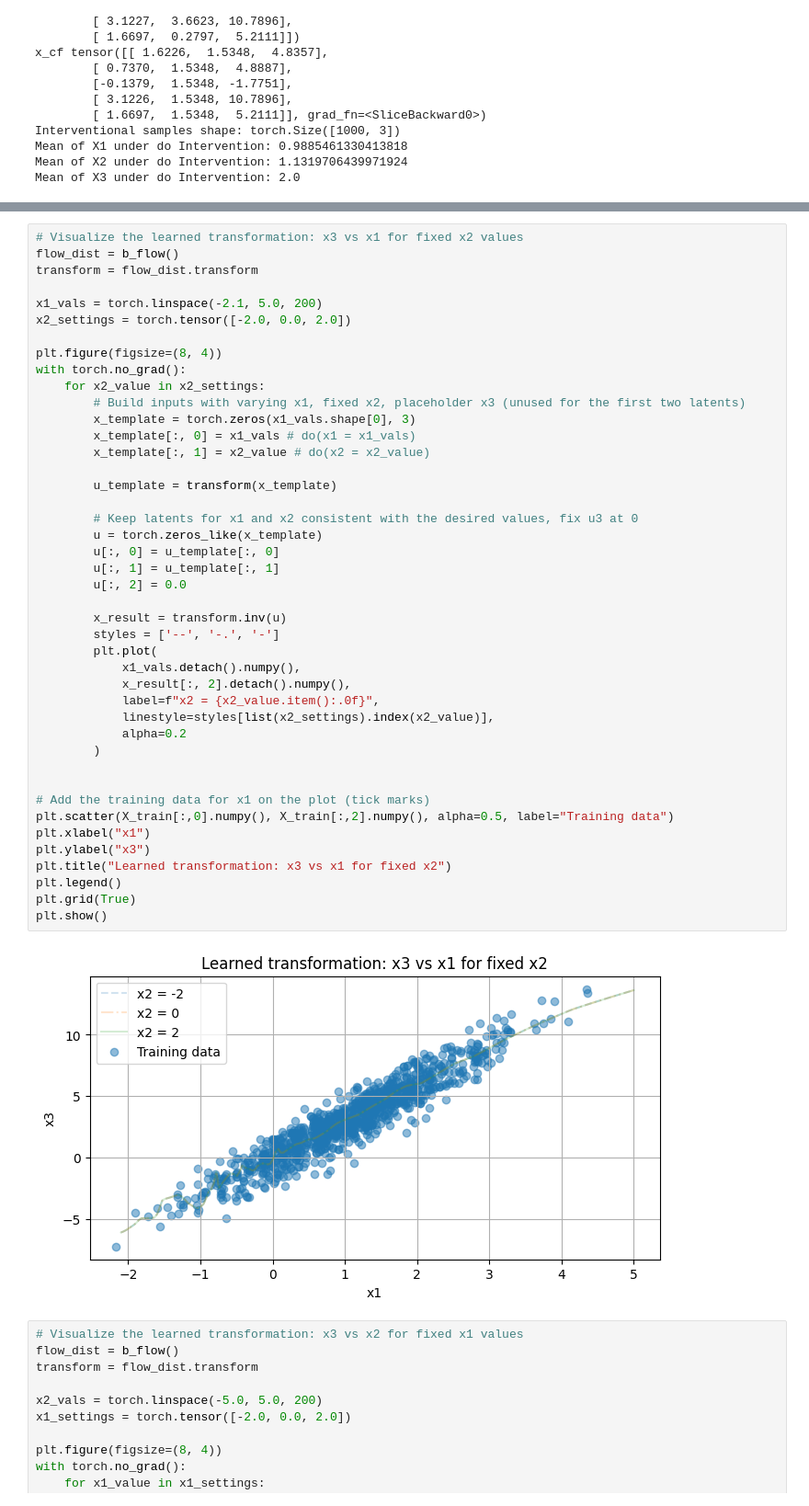
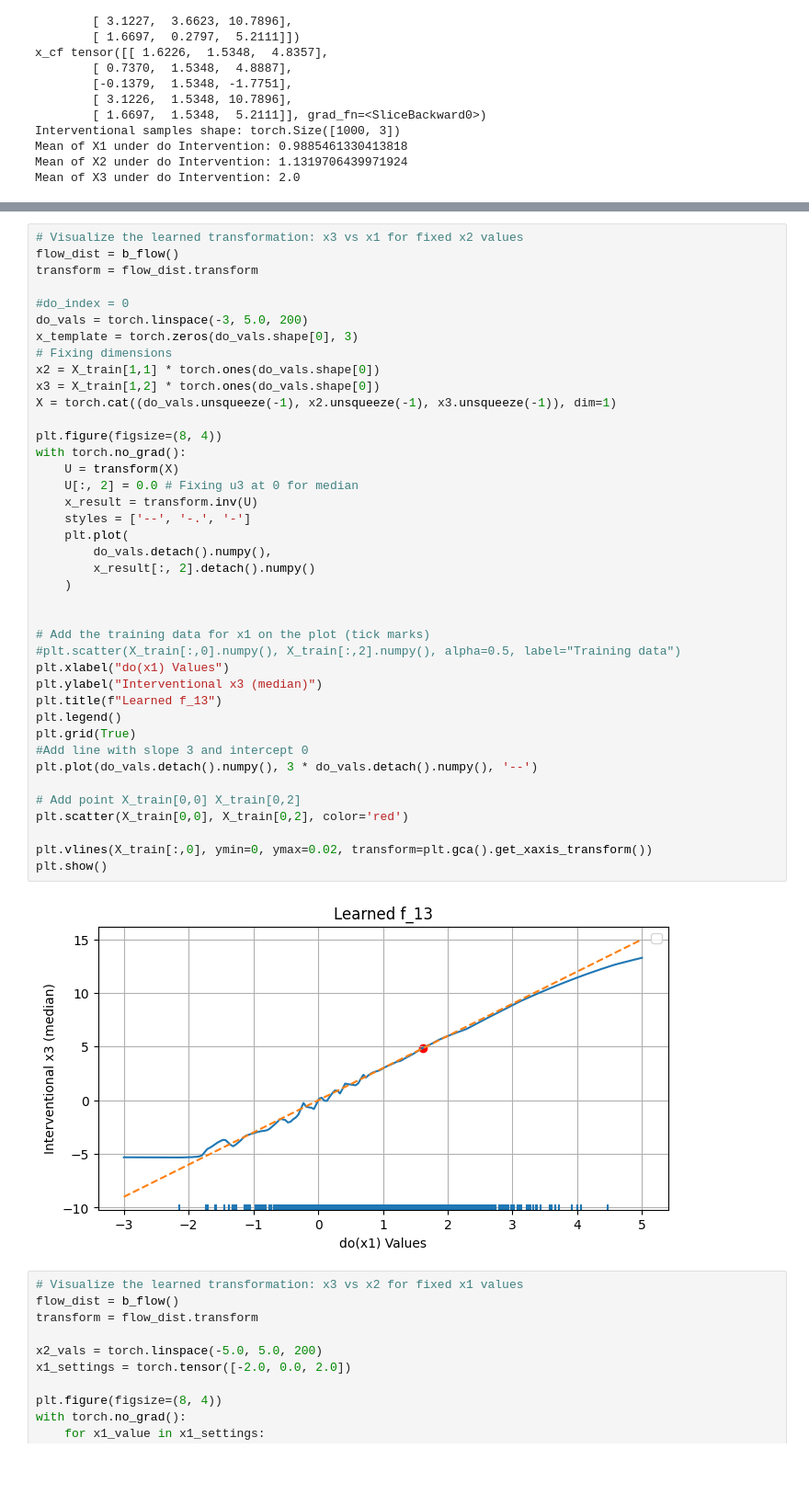
Before and after one commit to tensorchiefs/zuko_playground, a Jupyter notebook: zuko_tester.ipynb, the cells around one changed output, grey strips where cells are left out. Shown at 92% size. Saved outputs shown, nothing was run; the diff lists cells and outputs as text; blank space fills up the shorter version.

Commit message:
Added plot

```diff
--- a/zuko_tester.ipynb
+++ b/zuko_tester.ipynb
@@ -391,48 +408,45 @@ Mean of X3 under do Intervention: 2.0
 # %%
 # Visualize the learned transformation: x3 vs x1 for fixed x2 values
 flow_dist = b_flow()
 transform = flow_dist.transform
 
-x1_vals = torch.linspace(-2.1, 5.0, 200)
-x2_settings = torch.tensor([-2.0, 0.0, 2.0])
+#do_index = 0
+do_vals = torch.linspace(-3, 5.0, 200)
+x_template = torch.zeros(do_vals.shape[0], 3)
+# Fixing dimensions
+x2 = X_train[1,1] * torch.ones(do_vals.shape[0])
+x3 = X_train[1,2] * torch.ones(do_vals.shape[0])
+X = torch.cat((do_vals.unsqueeze(-1), x2.unsqueeze(-1), x3.unsqueeze(-1)), dim=1)
 
 plt.figure(figsize=(8, 4))
 with torch.no_grad():
-    for x2_value in x2_settings:
-        # Build inputs with varying x1, fixed x2, placeholder x3 (unused for the first two latents)
-        x_template = torch.zeros(x1_vals.shape[0], 3)
-        x_template[:, 0] = x1_vals # do(x1 = x1_vals)
-        x_template[:, 1] = x2_value # do(x2 = x2_value)
-
-        u_template = transform(x_template)
-
-        # Keep latents for x1 and x2 consistent with the desired values, fix u3 at 0
-        u = torch.zeros_like(x_template)
-        u[:, 0] = u_template[:, 0]
-        u[:, 1] = u_template[:, 1]
-        u[:, 2] = 0.0
-
-        x_result = transform.inv(u)
-        styles = ['--', '-.', '-']
-        plt.plot(
-            x1_vals.detach().numpy(),
-            x_result[:, 2].detach().numpy(),
-            label=f"x2 = {x2_value.item():.0f}",
-            linestyle=styles[list(x2_settings).index(x2_value)],
-            alpha=0.2
-        )
+    U = transform(X)
+    U[:, 2] = 0.0 # Fixing u3 at 0 for median
+    x_result = transform.inv(U)
+    styles = ['--', '-.', '-']
+    plt.plot(
+        do_vals.detach().numpy(),
+        x_result[:, 2].detach().numpy()
+    )
 
 
 # Add the training data for x1 on the plot (tick marks)
-plt.scatter(X_train[:,0].numpy(), X_train[:,2].numpy(), alpha=0.5, label="Training data")
-plt.xlabel("x1")
-plt.ylabel("x3")
-plt.title("Learned transformation: x3 vs x1 for fixed x2")
+#plt.scatter(X_train[:,0].numpy(), X_train[:,2].numpy(), alpha=0.5, label="Training data")
+plt.xlabel("do(x1) Values")
+plt.ylabel("Interventional x3 (median)")
+plt.title(f"Learned f_13")
 plt.legend()
 plt.grid(True)
+#Add line with slope 3 and intercept 0
+plt.plot(do_vals.detach().numpy(), 3 * do_vals.detach().numpy(), '--')
+
+# Add point X_train[0,0] X_train[0,2]
+plt.scatter(X_train[0,0], X_train[0,2], color='red')
+
+plt.vlines(X_train[:,0], ymin=0, ymax=0.02, transform=plt.gca().get_xaxis_transform())
 plt.show()
 # %% [output]
-[figure, old version]
+[figure, new version]
 # %%
 # Visualize the learned transformation: x3 vs x2 for fixed x1 values
 flow_dist = b_flow()
```
Also changed, not shown: parts of 1 cell of this notebook.
